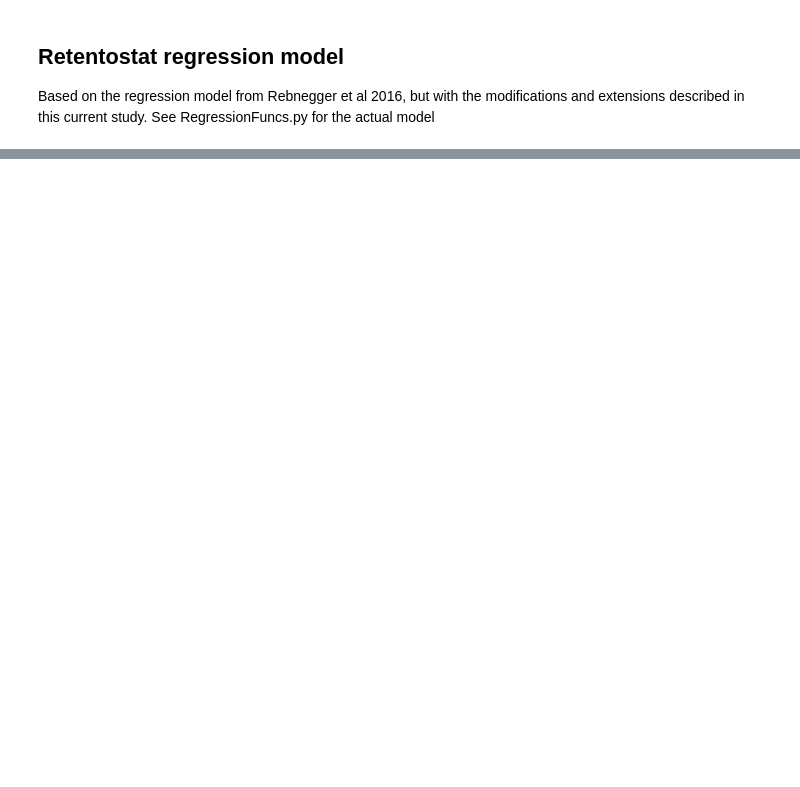
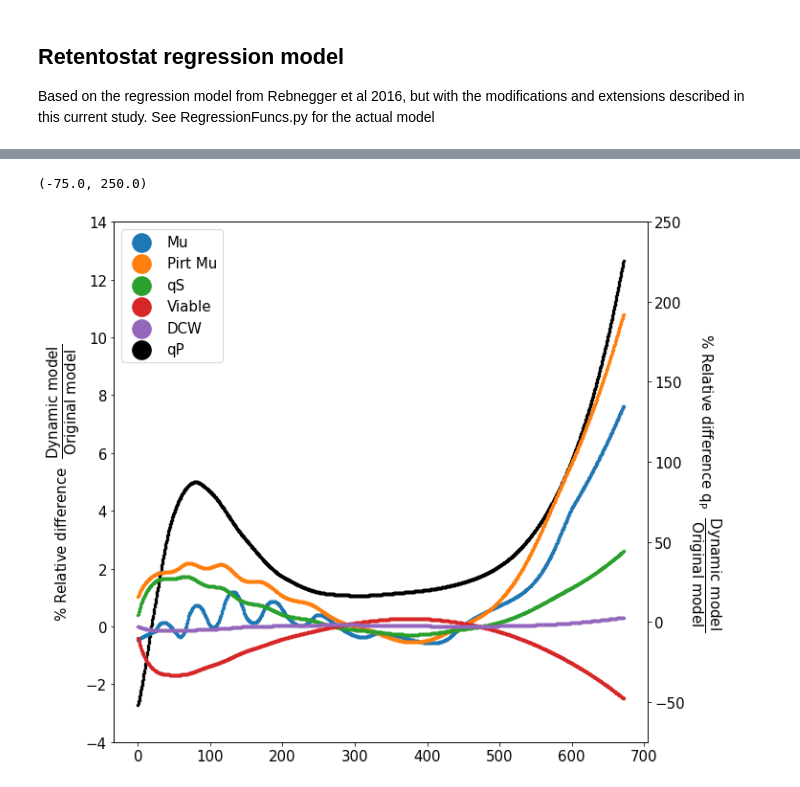
Before and after one commit to bcoltman/Kphaffii_NearZero, a Jupyter notebook: scripts/RegressionModel.ipynb, the cells around one changed output, grey strips where cells are left out. Drawn from its saved outputs; the diff is of its cells as text; code cells hidden in the pictures; blank space fills up the shorter version.

```diff
--- a/scripts/RegressionModel.ipynb
+++ b/scripts/RegressionModel.ipynb
@@ -233,0 +324,38 @@ fig.savefig(f"../results/plots/RetentostatRegression.png",
+# %%
+fig, ax =plt.subplots(figsize=(10,10))
+ax2 = ax.twinx()
+ax.set_zorder(1)  # default zorder is 0 for ax1 and ax2
+ax.patch.set_visible(False)
+
+gomp = all_results.loc["Gompertz", ["Time h", 'Biomass viable model g/L','Biomass model g/L',
+                                  "Growth Rate model 1/h", "Growth Rate Pirt 1/h", "qS model g/gh", "qP model mg/gh"]]
+gomp = gomp.groupby("Time h").mean()
+
+dyn = all_results.loc["Dynamic", ["Time h", 'Biomass viable model g/L','Biomass model g/L',
+                                  "Growth Rate model 1/h", "Growth Rate Pirt 1/h","qS model g/gh", "qP model mg/gh"]]
+dyn = dyn.groupby("Time h").mean()
+
+temp = dyn.div(gomp)
+temp = temp*100 -100
+
+ax2.scatter(temp.index, temp.loc[:,"qP model mg/gh"], label="qP", c="black", zorder=10,s=6)
+
+ax.scatter(temp.index, temp.loc[:,"Growth Rate model 1/h"], label="Mu", zorder=0, s=6)
+ax.scatter(temp.index, temp.loc[:,"Growth Rate Pirt 1/h"], label="Pirt Mu", zorder=0, s=6)
+ax.scatter(temp.index, temp.loc[:,"qS model g/gh"], label="qS",s=6)
+ax.scatter(temp.index, temp.loc[:,"Biomass viable model g/L"], label="Viable",s=6)
+ax.scatter(temp.index, temp.loc[:,"Biomass model g/L"], label="DCW",s=6)
+
+ax.set_ylabel(r"% Relative difference  $\dfrac{Dynamic\ model}{Original\ model}$", fontsize=15)
+ax2.set_ylabel(r"% Relative difference $q_P$  $\dfrac{Dynamic\ model}{Original\ model}$", fontsize=15, rotation=270, labelpad=40)
+ax.tick_params(labelsize=15)
+ax2.tick_params(labelsize=15)
+h, l = ax.get_legend_handles_labels()
+h2, l2 = ax2.get_legend_handles_labels()
+ax.legend(handles=h+h2, labels=l+l2, fontsize=15, markerscale=8)
+
+ax.set_ylim(-4,14)
+ax2.set_ylim(-75, 250)
+# %% [output]
+(-75.0, 250.0)
+[figure, added]
```
Also changed, not shown: parts of 9 cells of this notebook, 3 other files.
